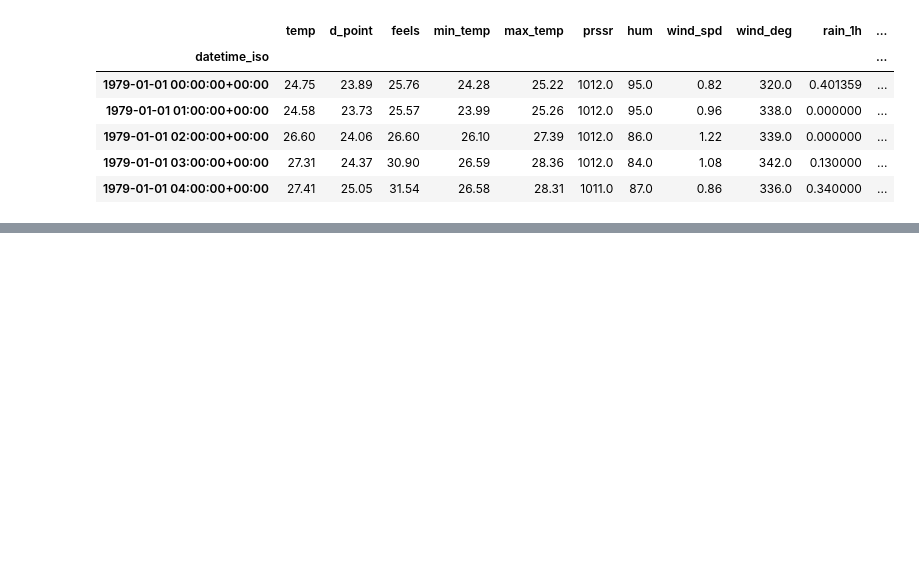
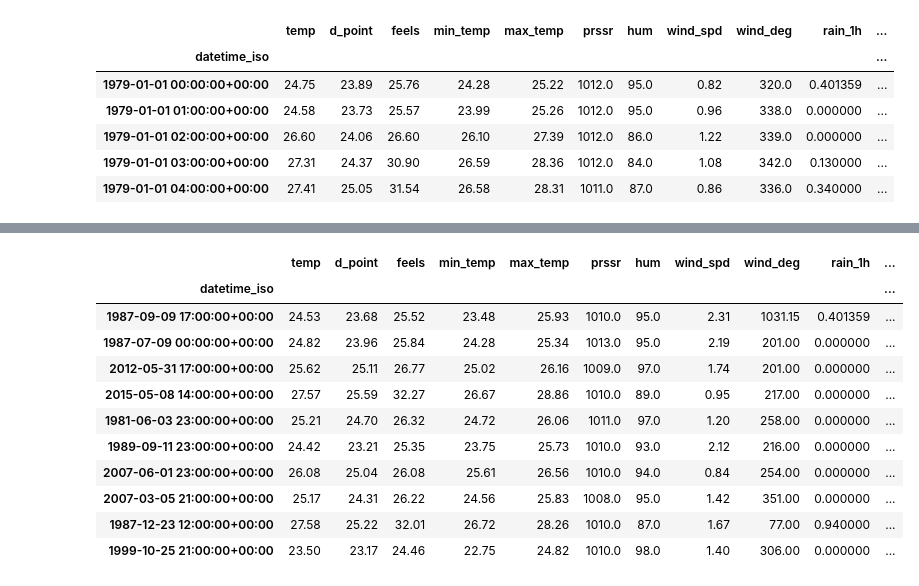
Before and after one commit to aymanrafif/rainforecasting_dq, a Jupyter notebook: lag_implementation.ipynb, the cells around one changed output, grey strips where cells are left out. Drawn from its saved outputs; the diff is of its cells as text; code cells hidden in the pictures; blank space fills up the shorter version.

```diff
--- a/lag_implementation.ipynb
+++ b/lag_implementation.ipynb
@@ -367,0 +318,3 @@ plt.show()
+# %%
+train2['wind_direction'] = train2['wind_deg'].apply(degrees_to_direction)
+train2.head()
@@ -367,0 +350,15 @@ plt.show()
+# %%
+train2.sample(10)
+# %% [output]
+|  | temp | d_point | feels | min_temp | max_temp | prssr | hum | wind_spd | wind_deg | rain_1h | ... |
+| datetime_iso |  |  |  |  |  |  |  |  |  |  | ... |
+| 1987-09-09 17:00:00+00:00 | 24.53 | 23.68 | 25.52 | 23.48 | 25.93 | 1010.0 | 95.0 | 2.31 | 1031.15 | 0.401359 | ... |
+| 1987-07-09 00:00:00+00:00 | 24.82 | 23.96 | 25.84 | 24.28 | 25.34 | 1013.0 | 95.0 | 2.19 | 201.00 | 0.000000 | ... |
+| 2012-05-31 17:00:00+00:00 | 25.62 | 25.11 | 26.77 | 25.02 | 26.16 | 1009.0 | 97.0 | 1.74 | 201.00 | 0.000000 | ... |
+| 2015-05-08 14:00:00+00:00 | 27.57 | 25.59 | 32.27 | 26.67 | 28.86 | 1010.0 | 89.0 | 0.95 | 217.00 | 0.000000 | ... |
+| 1981-06-03 23:00:00+00:00 | 25.21 | 24.70 | 26.32 | 24.72 | 26.06 | 1011.0 | 97.0 | 1.20 | 258.00 | 0.000000 | ... |
+| 1989-09-11 23:00:00+00:00 | 24.42 | 23.21 | 25.35 | 23.75 | 25.73 | 1010.0 | 93.0 | 2.12 | 216.00 | 0.000000 | ... |
+| 2007-06-01 23:00:00+00:00 | 26.08 | 25.04 | 26.08 | 25.61 | 26.56 | 1010.0 | 94.0 | 0.84 | 254.00 | 0.000000 | ... |
+| 2007-03-05 21:00:00+00:00 | 25.17 | 24.31 | 26.22 | 24.56 | 25.83 | 1008.0 | 95.0 | 1.42 | 351.00 | 0.000000 | ... |
+| 1987-12-23 12:00:00+00:00 | 27.58 | 25.22 | 32.01 | 26.72 | 28.26 | 1010.0 | 87.0 | 1.67 | 77.00 | 0.940000 | ... |
+| 1999-10-25 21:00:00+00:00 | 23.50 | 23.17 | 24.46 | 22.75 | 24.82 | 1010.0 | 98.0 | 1.40 | 306.00 | 0.000000 | ... |
```
Also changed, not shown: parts of 48 cells of this notebook, 1 other file.
